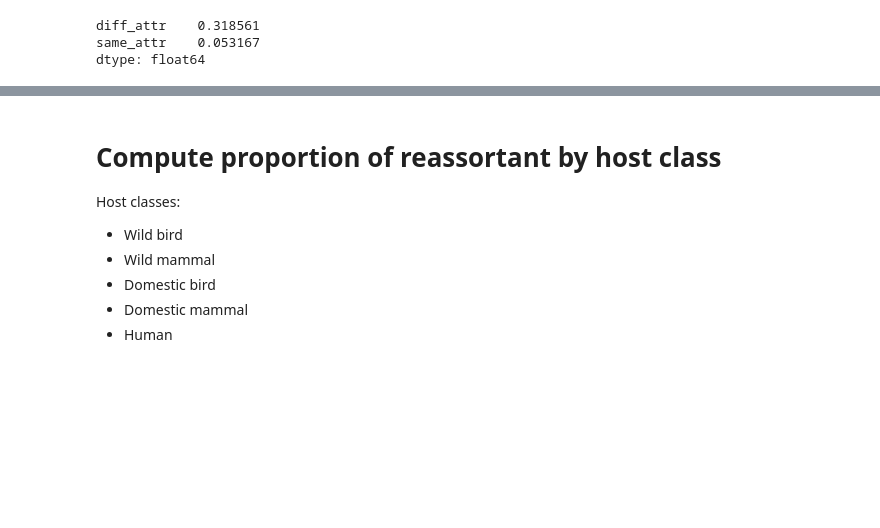
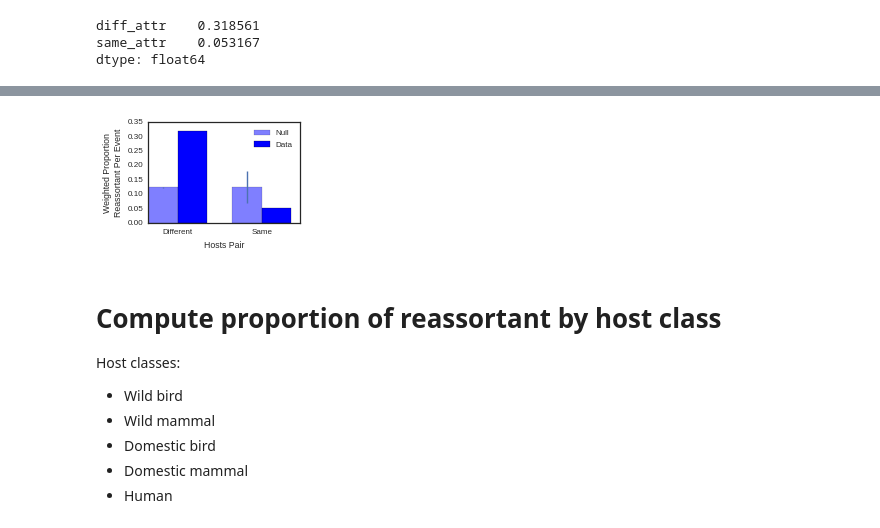
Before and after one commit to ericmjl/influenza-global-reassortment, a Jupyter notebook: Make Figure - Proportion Reassortant.ipynb, the cells around one changed output, grey strips where cells are left out. Drawn from its saved outputs; the diff is of its cells as text; code cells hidden in the pictures; blank space fills up the shorter version.

```diff
--- a/Make Figure - Proportion Reassortant.ipynb
+++ b/Make Figure - Proportion Reassortant.ipynb
@@ -86,7 +89,7 @@ ax1 = fig1.add_subplot(1,1,1)
 ind = np.arange(2)
 width = 0.35
 
-ax1.bar(ind, null.mean(), width, color='blue', label='Null', alpha=0.5, yerr=null.std()*5)
+ax1.bar(ind, null.mean(), width, color='blue', label='Null', alpha=0.5, yerr=null.std()*3)
 ax1.bar(ind+width, data.mean(), width, color='blue', label='Data')
 ax1.set_xticks(ind+width)
 ax1.set_xticklabels(['Different', 'Same'])
@@ -101,3 +102,4 @@ plt.savefig('figures/Proportion Reassortant.pdf')
+[figure, added]
 # %% [markdown]
 # Compute proportion of reassortant by host class
 
```
Also changed, not shown: parts of 30 cells of this notebook, 2 other files.
